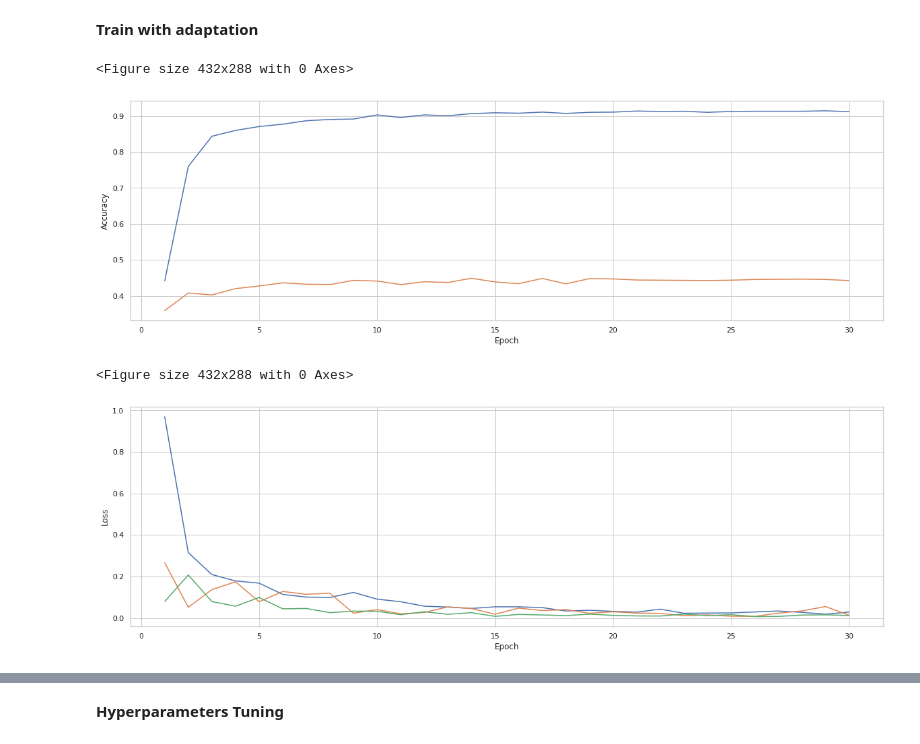
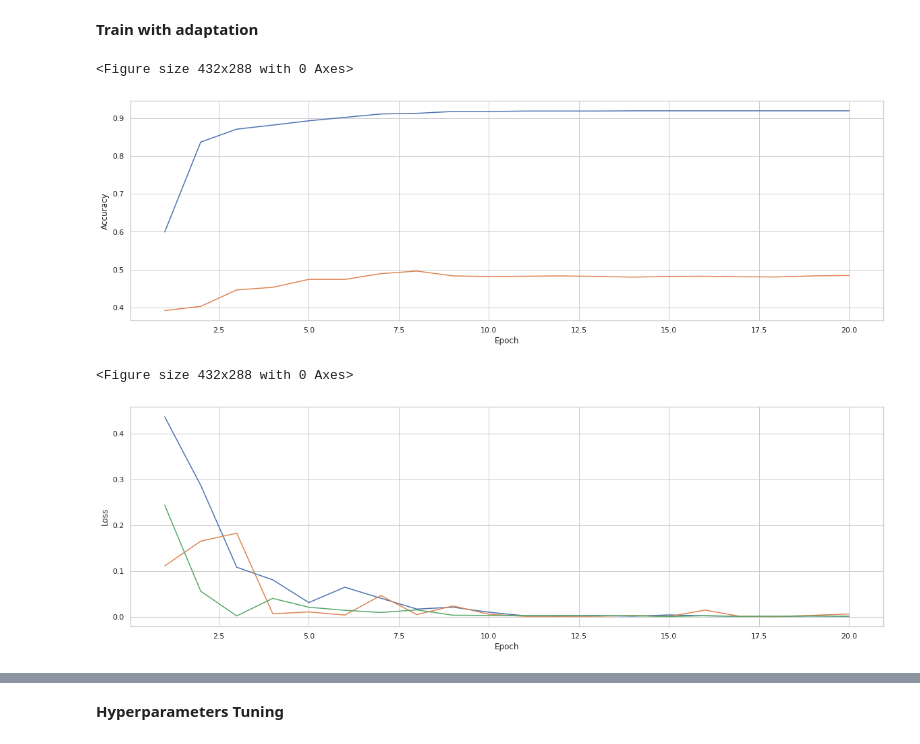
Before and after one commit to cpeluso/HW3-Deep-Domain-Adaptation, a Jupyter notebook: HW3_Deep_Domain_Adaptation.ipynb, the cells around one changed output, grey strips where cells are left out. Cells and saved outputs as stored; diff of their text form; code cells hidden in the pictures.

```diff
--- a/HW3_Deep_Domain_Adaptation.ipynb
+++ b/HW3_Deep_Domain_Adaptation.ipynb
@@ -213,7 +231,7 @@ class TrainValidateTestManager():
     pass
 
   def train_network_without_adaptation_artpainting(self, dann, util):
-    global dataloader_source, train_dataset, NUM_EPOCHS
+    global dataloader_source, train_dataset, NUM_EPOCHS, optimizer, scheduler
     dann = dann.to(DEVICE)
     cudnn.benchmark
     current_step = 0
@@ -271,7 +289,7 @@ class TrainValidateTestManager():
     pass
 
   def train_network_with_adaptation_artpainting(self, dann, util, LAMBDA):
-    global dataloader_source, train_dataset, NUM_EPOCHS, BATCH_SIZE
+    global dataloader_source, train_dataset, NUM_EPOCHS, BATCH_SIZE, optimizer, scheduler
     dann = dann.to(DEVICE)
     cudnn.benchmark
     current_step = 0
@@ -359,7 +377,7 @@ class TrainValidateTestManager():
     pass
 
   def train_network_with_adaptation_cartoon(self, dann, util, LAMBDA):
-    global dataloader_source, train_dataset, NUM_EPOCHS, BATCH_SIZE, dataloader_target_cartoon, cartoon_dataset
+    global dataloader_source, train_dataset, NUM_EPOCHS, BATCH_SIZE, dataloader_target_cartoon, cartoon_dataset, optimizer, scheduler
 
     dann = dann.to(DEVICE)
     cudnn.benchmark
@@ -445,7 +463,7 @@ class TrainValidateTestManager():
     pass
 
   def train_network_with_adaptation_sketch(self, dann, util, LAMBDA):
-    global dataloader_source, train_dataset, NUM_EPOCHS, BATCH_SIZE, dataloader_target_sketch, sketch_dataset
+    global dataloader_source, train_dataset, NUM_EPOCHS, BATCH_SIZE, dataloader_target_sketch, sketch_dataset, optimizer, scheduler
 
     dann = dann.to(DEVICE)
     cudnn.benchmark
@@ -600,14 +618,15 @@ dataloader_source, dataloader_target, dataloader_target_cartoon, dataloader_targ
 
 dann = loader.load_dann(RandomNetworkWithReverseGrad.alexnet_dann(pretrained=True))
 loss_classifier, loss_discriminator = nn.CrossEntropyLoss(), nn.CrossEntropyLoss()
-optimizer, scheduler = loader.load_scheduler_optimizer(dann, LR, MOMENTUM, WEIGHT_DECAY, STEP_SIZE, GAMMA)
+optimizer_name = "Adam"
+optimizer, scheduler = loader.load_scheduler_optimizer(dann, LR, MOMENTUM, WEIGHT_DECAY, STEP_SIZE, GAMMA, optimizer_name = "Adam")
 
 output.clear()
 
 manager.train_network_without_adaptation_artpainting(dann, util)
 
 model_filename = "model_lr_" + str(LR).replace(".", "") + "_alpha_null.pth"
-model_path = F"/content/drive/My Drive/Colab Notebooks/HW3/without_adaptation/{model_filename}"
+model_path = F"/content/drive/My Drive/Colab Notebooks/HW3/{optimizer_name}/without_adaptation/{model_filename}"
 torch.save(dann.state_dict(), model_path)
 # %% [output]
 <Figure size 432x288 with 0 Axes>
@@ -623,28 +659,28 @@ Test Accuracy: 0.455078125
 # %%
 train_dataset, test_dataset, cartoon_dataset, sketch_dataset = loader.load_datasets()
 dataloader_source, dataloader_target, dataloader_target_cartoon, dataloader_target_sketch = loader.load_dataloaders()
 
 dann = loader.load_dann(RandomNetworkWithReverseGrad.alexnet_dann(pretrained=True))
 loss_classifier, loss_discriminator = nn.CrossEntropyLoss(), nn.CrossEntropyLoss()
-optimizer, scheduler = loader.load_scheduler_optimizer(dann, LR, MOMENTUM, WEIGHT_DECAY, STEP_SIZE, GAMMA)
+optimizer, scheduler = loader.load_scheduler_optimizer(dann, LR, MOMENTUM, WEIGHT_DECAY, STEP_SIZE, GAMMA, optimizer_name = optimizer_name)
 
 output.clear()
 
 discriminator_source_labels, discriminator_target_labels  = torch.zeros(BATCH_SIZE, dtype=torch.long).to(DEVICE), torch.ones(BATCH_SIZE, dtype=torch.long).to(DEVICE) # Discriminator label to Photo, Discriminator label to Art Painting
 discriminator_labels = torch.cat([discriminator_source_labels, discriminator_target_labels], dim=0)
 
 LAMBDA = 0.1
 
 manager.train_network_with_adaptation_artpainting(dann, util, LAMBDA)
 
 model_filename = "model_lr_" + str(LR).replace(".", "") + "_alpha_" + str(LAMBDA).replace(".", "") + ".pth"
-model_path = F"/content/drive/My Drive/Colab Notebooks/HW3/with_adaptation/{model_filename}"
+model_path = F"/content/drive/My Drive/Colab Notebooks/HW3/{optimizer_name}/with_adaptation/{model_filename}"
 torch.save(dann.state_dict(), model_path)
 # %% [output]
 <Figure size 432x288 with 0 Axes>
-[figure, old version]
+[figure, new version]
 <Figure size 432x288 with 0 Axes>
-[figure, old version]
+[figure, new version]
 # %%
 manager.test_network(dann, dataloader_target)
 # %% [output]
```
Also changed, not shown: parts of 11 cells of this notebook.
